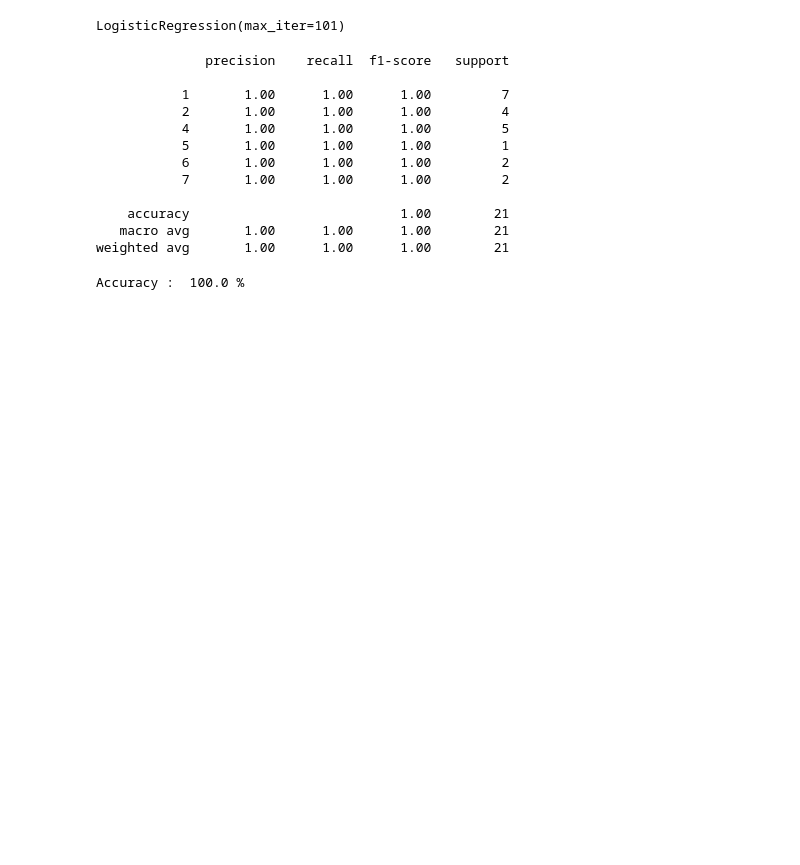
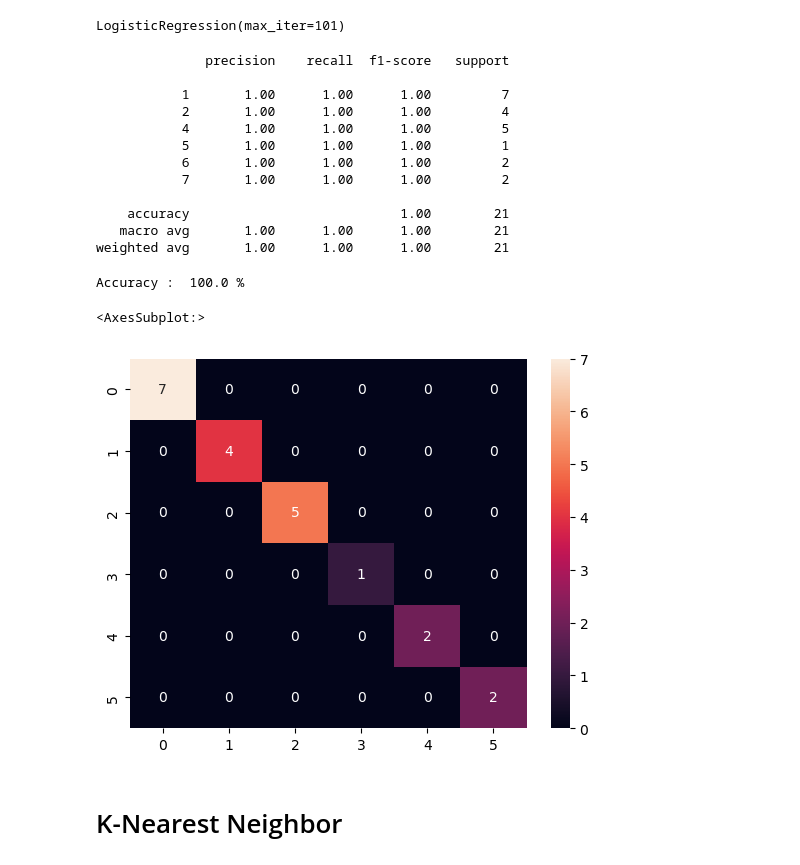
Before and after one commit to Subhajeet-Das/Zoo-Animal-Classification, a Jupyter notebook: zoo-animal-classification.ipynb, the cells around one changed output. Saved outputs shown, nothing was run; the diff lists cells and outputs as text; code cells hidden in the pictures; blank space fills up the shorter version.

```diff
--- a/zoo-animal-classification.ipynb
+++ b/zoo-animal-classification.ipynb
@@ -153,3 +166,11 @@ weighted avg       1.00      1.00      1.00        21
 print("Accuracy : ", accuracy_score(y_test, y_pred_lr)*100, "%")
 # %% [output]
 Accuracy :  100.0 %
+# %%
+cm = confusion_matrix(y_test, y_pred_lr)
+sns.heatmap(cm,annot=True)
+# %% [output]
+<AxesSubplot:>
+[figure, added]
+# %% [markdown]
+<h1>K-Nearest Neighbor</h1>
```
Also changed, not shown: parts of 11 cells of this notebook.
